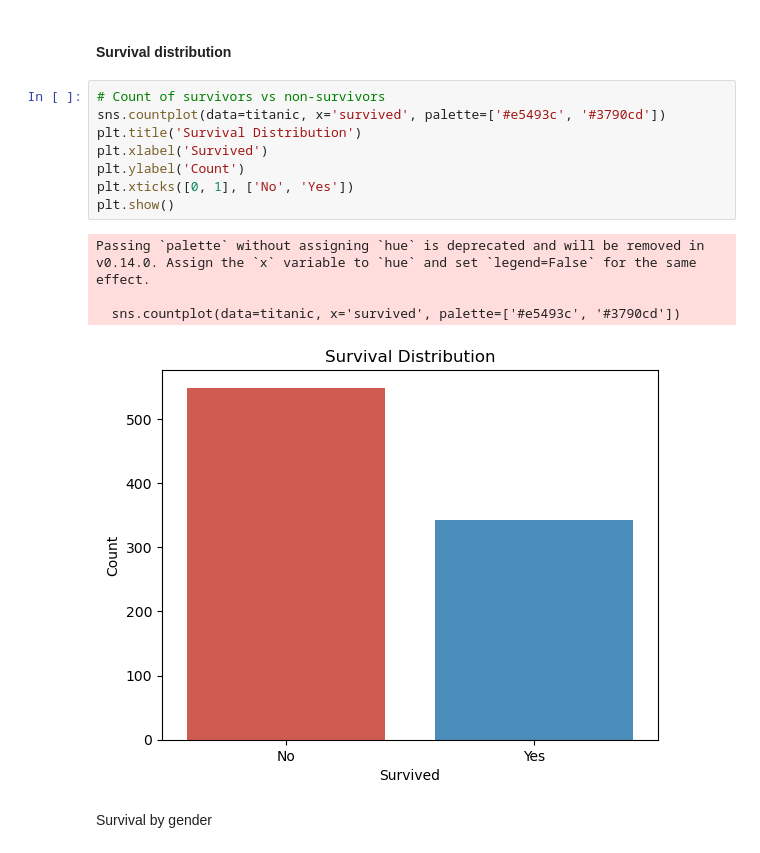
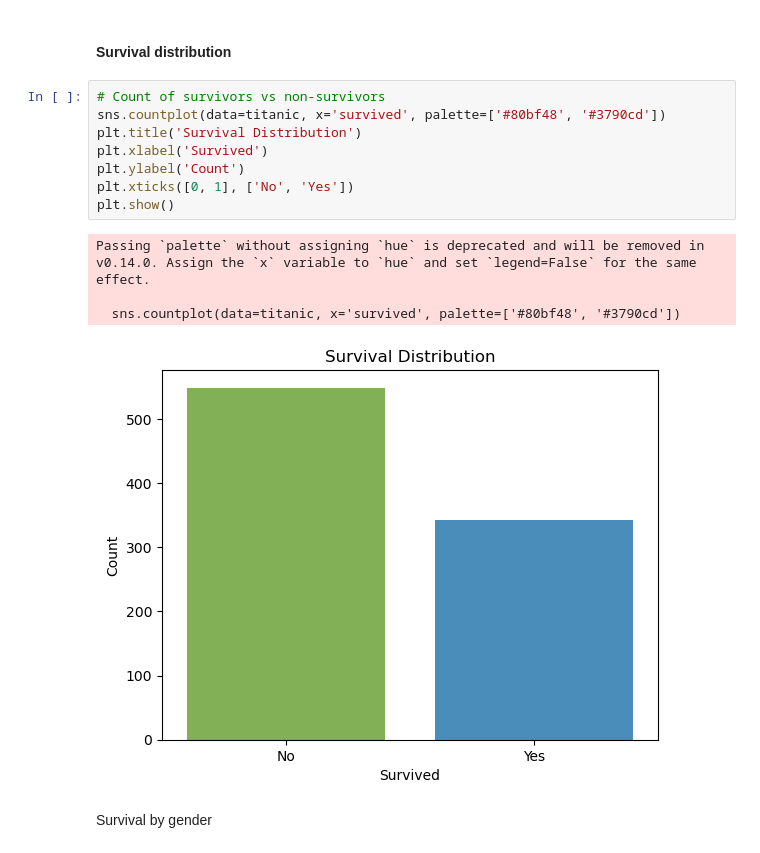
Before and after one commit to josicleytonsantos/data-science, a Jupyter notebook: personal-projects/projects/titanic-survival-analysis/titanic-analysis.ipynb, the cells around one changed output. Saved outputs shown, nothing was run; the diff lists cells and outputs as text.

```diff
--- a/personal-projects/projects/titanic-survival-analysis/titanic-analysis.ipynb
+++ b/personal-projects/projects/titanic-survival-analysis/titanic-analysis.ipynb
@@ -76,17 +76,17 @@ titanic.describe()
 #### Survival distribution
 # %%
 # Count of survivors vs non-survivors
-sns.countplot(data=titanic, x='survived', palette=['#e5493c', '#3790cd'])
+sns.countplot(data=titanic, x='survived', palette=['#80bf48', '#3790cd'])
 plt.title('Survival Distribution')
 plt.xlabel('Survived')
 plt.ylabel('Count')
 plt.xticks([0, 1], ['No', 'Yes'])
 plt.show()
 # %% [output]
 Passing `palette` without assigning `hue` is deprecated and will be removed in v0.14.0. Assign the `x` variable to `hue` and set `legend=False` for the same effect.
 
-  sns.countplot(data=titanic, x='survived', palette=['#e5493c', '#3790cd'])
+  sns.countplot(data=titanic, x='survived', palette=['#80bf48', '#3790cd'])
-[figure, old version]
+[figure, new version]
 # %% [markdown]
 Survival by gender
 # %%
```
Also changed, not shown: parts of 17 cells of this notebook, 1 other file.
